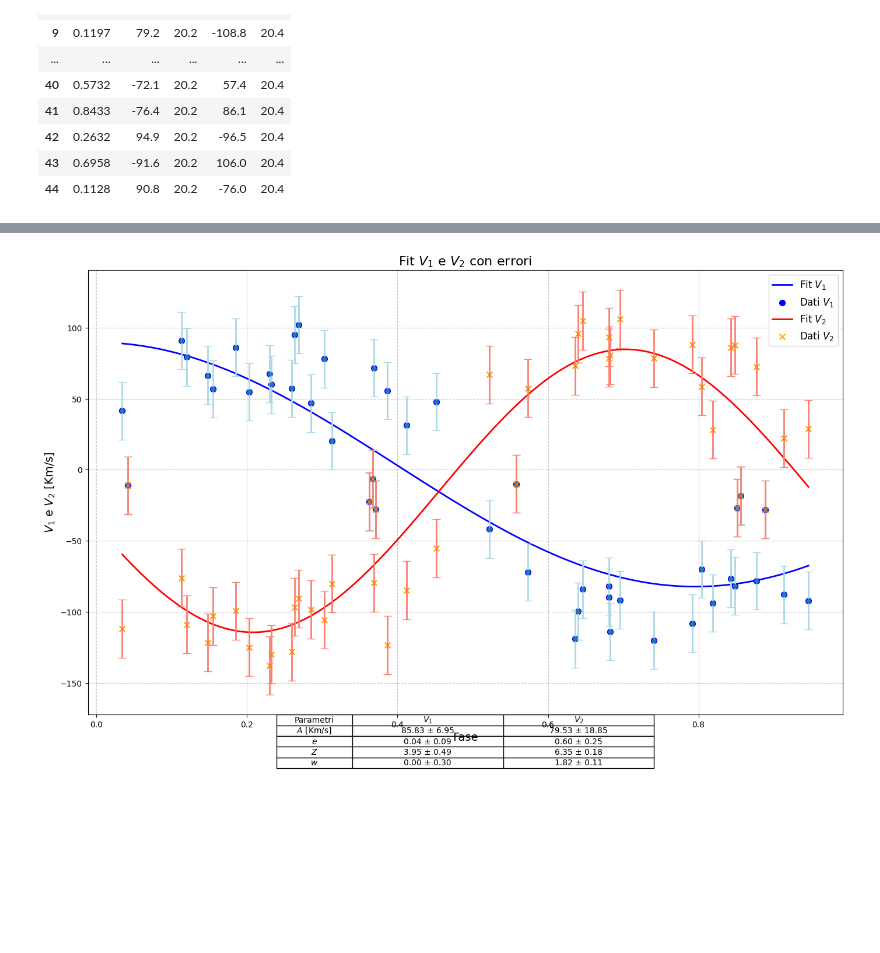
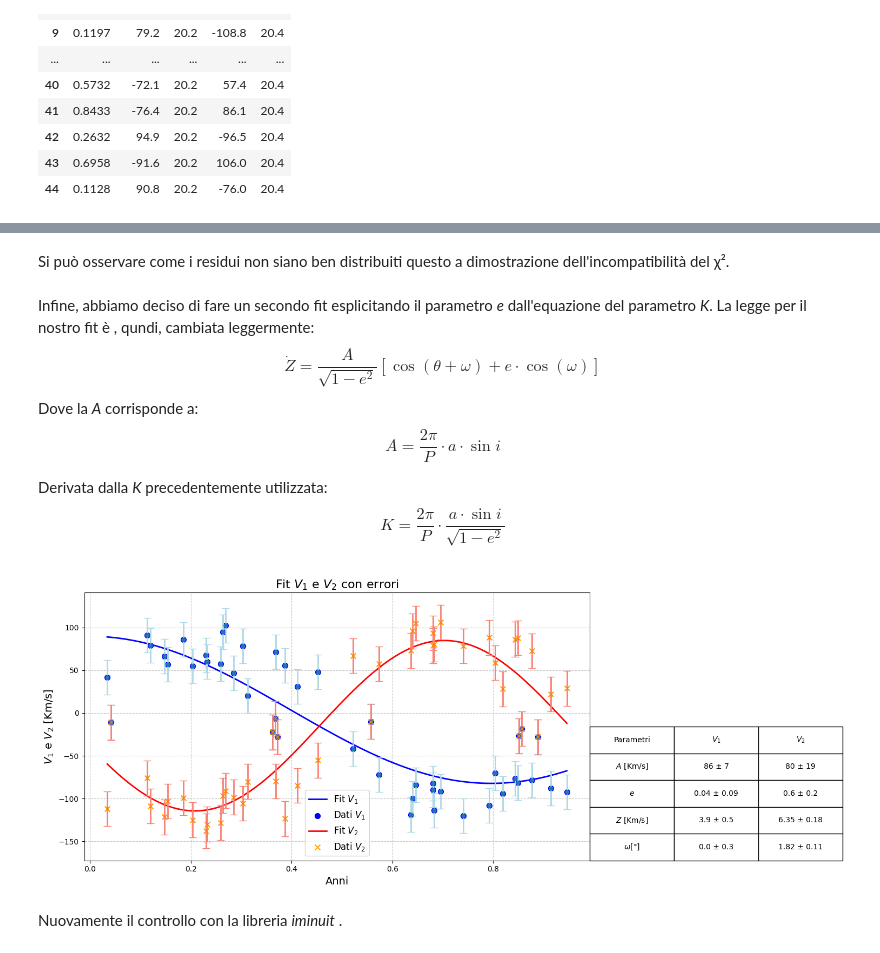
Before and after one commit to Sebyiossa/Progetto-Analisi-dati-2024, a Jupyter notebook: Progetti analisi statistica dei dati -Stelle Binarie.ipynb, the cells around one changed output, grey strips where cells are left out. Drawn from its saved outputs; the diff is of its cells as text; code cells hidden in the pictures; blank space fills up the shorter version.

```diff
--- a/Progetti analisi statistica dei dati -Stelle Binarie.ipynb
+++ b/Progetti analisi statistica dei dati -Stelle Binarie.ipynb
@@ -844,76 +762,93 @@ m.migrad()
+# %% [markdown]
+Si può osservare come i residui non siano ben distribuiti questo a dimostrazione dell'incompatibilità del χ².
+# %% [markdown]
+Infine, abbiamo deciso di fare un secondo fit esplicitando il parametro *e* dall'equazione del parametro *K*. La legge per il nostro fit è , qundi, cambiata leggermente:
+   $$
+    \dot{Z}=\frac{A}{\sqrt{1-e^2}}\left[\cos(\theta + \omega)+ e\cdot \cos(\omega)\right]
+    $$
+Dove la *A* corrisponde a:
+    $$
+        A=\frac{2\pi}{P} \cdot{a\cdot \sin{i}}
+        $$
+
+Derivata dalla *K* precedentemente utilizzata:
+  $$
+        K=\frac{2\pi}{P} \cdot\frac{a\cdot \sin{i}}{\sqrt{1-e^2}}
+        $$
 # %%
 import numpy as np
 import pandas as pd
 import matplotlib.pyplot as plt
 from scipy.optimize import curve_fit
 
-# Supponiamo che df, erV1 e erV2 siano già definiti
+
 Fase = df['Fase']
 V1 = df['RV1']
 V2 = df['VR2']
 erV1 = df['er1']
 erV2 = df['er2']
 
-# Funzione fit
-def model(Fase, A, e, Z, w):
-    return (A / np.sqrt(1 - e**2)) * (np.cos(Z * Fase + w) + e * np.cos(w))
 
-# Stime iniziali dei parametri
-initial_guesses = [1.0, 0.0, 6.0, 1]  # A = 1.0, e = 0.0, Z = 1.0, w = 0.0
+def model(Fase, A, e, Z, ω):
+    return (A / np.sqrt(1 - e**2)) * (np.cos(Z * Fase + ω) + e * np.cos(ω))
 
-# Fit per V1 usando gli errori
-popt_V1_s2_e, pcov_V1_s2_e = curve_fit(model, Fase, V1, sigma=erV1, absolute_sigma=True, p0=initial_guesses, bounds=(0, [np.inf, 0.999, np.inf, np.inf]), maxfev=10000)
-A_opt_V1_s2_e, e_opt_V1_s2_e, Z_opt_V1_s2_e, w_opt_V1_s2_e = popt_V1_s2_e
+
+
+
+
+popt_V1_s2_e, pcov_V1_s2_e = curve_fit(model, Fase, V1, sigma=erV1, absolute_sigma=True,  bounds=(0, [np.inf, 0.999, np.inf, np.inf]), maxfev=10000)
+A_opt_V1_s2_e, e_opt_V1_s2_e, Z_opt_V1_s2_e, ω_opt_V1_s2_e = popt_V1_s2_e
 perR_V1_s2_e = np.sqrt(np.diag(pcov_V1_s2_e))
 
-# Fit per V2 usando gli errori
-popt_V2_s2_e, pcov_V2_s2_e = curve_fit(model, Fase, V2, sigma=erV2, absolute_sigma=True, p0=initial_guesses, bounds=(0, [np.inf, 0.999, np.inf, np.inf]), maxfev=10000)
-A_opt_V2_s2_e, e_opt_V2_s2_e, Z_opt_V2_s2_e, w_opt_V2_s2_e = popt_V2_s2_e
+
+popt_V2_s2_e, pcov_V2_s2_e = curve_fit(model, Fase, V2, sigma=erV2, absolute_sigma=True,  bounds=(0, [np.inf, 0.999, np.inf, np.inf]), maxfev=10000)
+A_opt_V2_s2_e, e_opt_V2_s2_e, Z_opt_V2_s2_e, ω_opt_V2_s2_e = popt_V2_s2_e
 perR_V2_s2_e = np.sqrt(np.diag(pcov_V2_s2_e))
 
-# Grafico
-plt.figure(figsize=(14, 9))
 
-# Tabella con i dati ottenuti fit (posizionata sopra il grafico)
+plt.figure(figsize=(17, 6))
+
+
 table_data = [
     ["Parametri", "$V_1$", "$V_2$"],
-    ["$A$ [Km/s]", f"{A_opt_V1_s2_e:.2f} ± {perR_V1_s2_e[0]:.2f}", f"{A_opt_V2_s2_e:.2f} ± {perR_V2_s2_e[0]:.2f}"],
-    ["$e$", f"{e_opt_V1_s2_e:.2f} ± {perR_V1_s2_e[1]:.2f}", f"{e_opt_V2_s2_e:.2f} ± {perR_V2_s2_e[1]:.2f}"],
-    ["$Z$", f"{Z_opt_V1_s2_e:.2f} ± {perR_V1_s2_e[2]:.2f}", f"{Z_opt_V2_s2_e:.2f} ± {perR_V2_s2_e[2]:.2f}"],
-    ["$w$", f"{w_opt_V1_s2_e:.2f} ± {perR_V1_s2_e[3]:.2f}", f"{w_opt_V2_s2_e:.2f} ± {perR_V2_s2_e[3]:.2f}"]
+    ["$A$ [Km/s]", f"{A_opt_V1_s2_e:.0f} ± {perR_V1_s2_e[0]:.0f}", f"{A_opt_V2_s2_e:.0f} ± {perR_V2_s2_e[0]:.0f}"],
+    ["$e$", f"{e_opt_V1_s2_e:.2f} ± {perR_V1_s2_e[1]:.2f}", f"{e_opt_V2_s2_e:.1f} ± {perR_V2_s2_e[1]:.1f}"],
+    ["$Z$ [Km/s]", f"{Z_opt_V1_s2_e:.1f} ± {perR_V1_s2_e[2]:.1f}", f"{Z_opt_V2_s2_e:.2f} ± {perR_V2_s2_e[2]:.2f}"],
+    ["$ω [°]$", f"{ω_opt_V1_s2_e:.1f} ± {perR_V1_s2_e[3]:.1f}", f"{ω_opt_V2_s2_e:.2f} ± {perR_V2_s2_e[3]:.2f}"]
 ]
 
-# Tabella dati
-plt.table(cellText=table_data, colWidths=[0.1, 0.2, 0.2], loc='bottom', cellLoc='center', fontsize=12)
+plt.table(cellText=table_data, colWidths=[0.1, 0.1, 0.1], loc='bottom', cellLoc='center', fontsize=80, bbox=[1, 0,0.5,0.5])
 
-# Fit V1
+
+
 Fase_fit = np.linspace(min(Fase), max(Fase), 100)
 V1_fit_s2_e = model(Fase_fit, *popt_V1_s2_e)
 plt.plot(Fase_fit, V1_fit_s2_e, color='blue', label='Fit $V_1$', linewidth=2)
 plt.scatter(Fase, V1, color='blue', s=50, label='Dati $V_1$')
 plt.errorbar(Fase, V1, yerr=erV1, fmt='o', capsize=5, ecolor='lightblue', elinewidth=2, markersize=5)
 
-# Fit V2
+
 V2_fit_s2_e = model(Fase_fit, *popt_V2_s2_e)
 plt.plot(Fase_fit, V2_fit_s2_e, color='red', label='Fit $V_2$', linewidth=2)
 plt.scatter(Fase, V2, marker='x', color='orange', s=50, label='Dati $V_2$')
 plt.errorbar(Fase, V2, yerr=erV2, fmt='x', capsize=5, ecolor='salmon', elinewidth=2, markersize=5)
 
-# Assi
-plt.xlabel('Fase', fontsize=14)
+
+plt.xlabel('Anni', fontsize=14)
 plt.ylabel('$V_1$ e $V_2$ [Km/s]', fontsize=14)
 plt.legend(fontsize=12)
 plt.grid(True, linestyle='--', alpha=0.7)
 plt.title('Fit $V_1$ e $V_2$ con errori', fontsize=16)
 
-# Modifica il layout per evitare schiacciamenti
-plt.subplots_adjust(top=0.85, bottom=0.1)  # Regola questi valori per spostare la tabella e migliorare lo spazio
 
-# Mostra il grafico
+plt.subplots_adjust(top=0.25, bottom=0.1, hspace=0.5)
+
 plt.tight_layout()
 plt.show()
 # %% [output]
-[figure, old version]
+[figure, new version]
+# %% [markdown]
+Nuovamente il controllo con la libreria *iminuit* .
 # %%
 import iminuit
 from iminuit import Minuit
```
Also changed, not shown: parts of 48 cells of this notebook.
